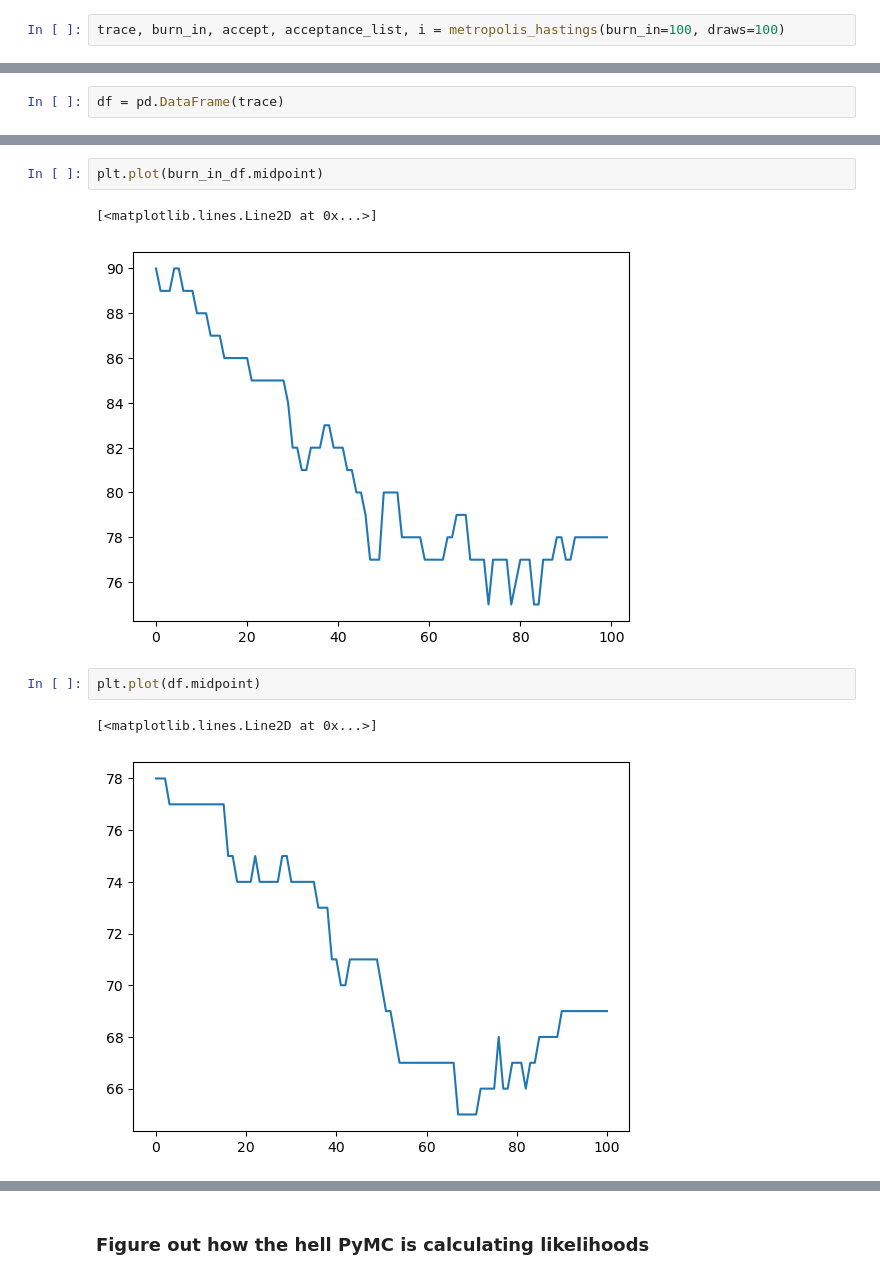
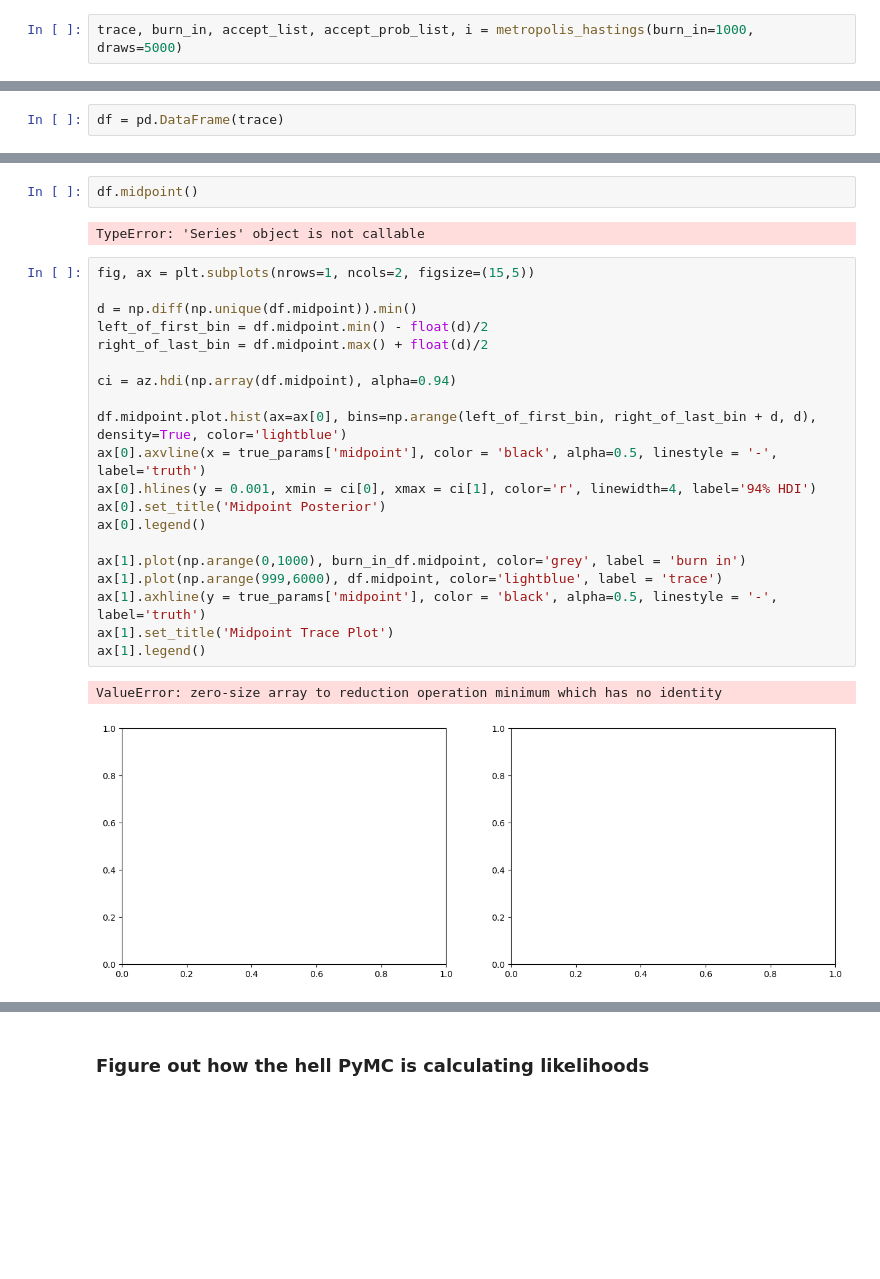
Before and after one commit to hwunrow/epykalman, a Jupyter notebook: src/metropolis_hastings.ipynb, the cells around one changed output, grey strips where cells are left out. Cells and saved outputs as stored; diff of their text form; blank space fills up the shorter version.

Commit message:
make everything log space, start trying to infer all parameters, problem with numpy

```diff
--- a/src/metropolis_hastings.ipynb
+++ b/src/metropolis_hastings.ipynb
@@ -208,2 +230,2 @@ def metropolis_hastings(burn_in, draws):
 # %%
-trace, burn_in, accept, acceptance_list, i = metropolis_hastings(burn_in=100, draws=100)
+trace, burn_in, accept_list, accept_prob_list, i = metropolis_hastings(burn_in=1000, draws=5000)
@@ -222,11 +248,28 @@ I0          100.000000
 dtype: float64
+# %%
+df.midpoint()
+# %% [output]
+TypeError: 'Series' object is not callable
 # %%
-plt.plot(burn_in_df.midpoint)
+fig, ax = plt.subplots(nrows=1, ncols=2, figsize=(15,5))
+
+d = np.diff(np.unique(df.midpoint)).min()
+left_of_first_bin = df.midpoint.min() - float(d)/2
+right_of_last_bin = df.midpoint.max() + float(d)/2
+
+ci = az.hdi(np.array(df.midpoint), alpha=0.94)
+
+df.midpoint.plot.hist(ax=ax[0], bins=np.arange(left_of_first_bin, right_of_last_bin + d, d), density=True, color='lightblue')
+ax[0].axvline(x = true_params['midpoint'], color = 'black', alpha=0.5, linestyle = '-', label='truth')
+ax[0].hlines(y = 0.001, xmin = ci[0], xmax = ci[1], color='r', linewidth=4, label='94% HDI')
+ax[0].set_title('Midpoint Posterior')
+ax[0].legend()
+
+ax[1].plot(np.arange(0,1000), burn_in_df.midpoint, color='grey', label = 'burn in')
+ax[1].plot(np.arange(999,6000), df.midpoint, color='lightblue', label = 'trace')
+ax[1].axhline(y = true_params['midpoint'], color = 'black', alpha=0.5, linestyle = '-', label='truth')
+ax[1].set_title('Midpoint Trace Plot')
+ax[1].legend()
 # %% [output]
-[<matplotlib.lines.Line2D at 0x...>]
+ValueError: zero-size array to reduction operation minimum which has no identity
-[figure, old version]
+[figure, new version]
-# %%
-plt.plot(df.midpoint)
-# %% [output]
-[<matplotlib.lines.Line2D at 0x...>]
-[figure, removed]
```
Also changed, not shown: parts of 17 cells of this notebook.
